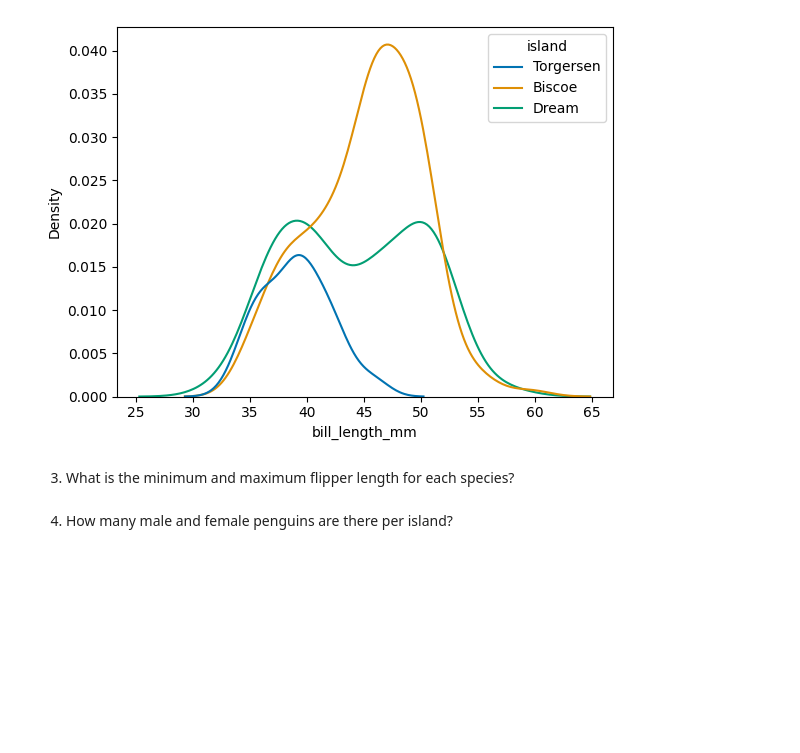
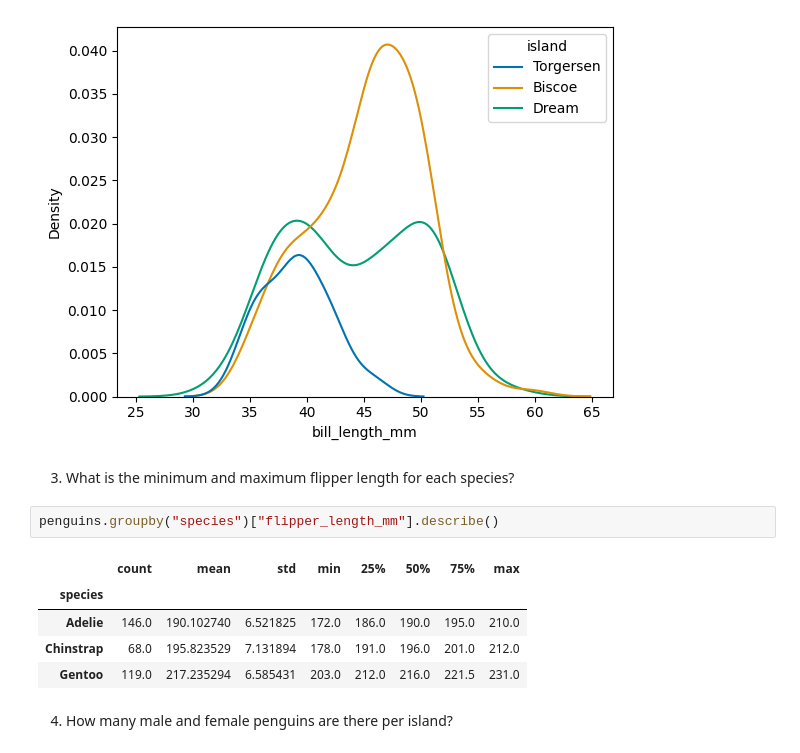
Before and after one commit to MichelleHaase/palmerpenguins_example_analysis, a Jupyter notebook: level_2.ipynb, the cells around one changed output. Saved outputs shown, nothing was run; the diff lists cells and outputs as text; blank space fills up the shorter version.

```diff
--- a/level_2.ipynb
+++ b/level_2.ipynb
@@ -41,5 +48,13 @@ plt.show()
 [figure]
 # %% [markdown]
 3. What is the minimum and maximum flipper length for each species?
+# %%
+penguins.groupby("species")["flipper_length_mm"].describe()
+# %% [output]
+|  | count | mean | std | min | 25% | 50% | 75% | max |
+| species |  |  |  |  |  |  |  |  |
+| Adelie | 146.0 | 190.102740 | 6.521825 | 172.0 | 186.0 | 190.0 | 195.0 | 210.0 |
+| Chinstrap | 68.0 | 195.823529 | 7.131894 | 178.0 | 191.0 | 196.0 | 201.0 | 212.0 |
+| Gentoo | 119.0 | 217.235294 | 6.585431 | 203.0 | 212.0 | 216.0 | 221.5 | 231.0 |
 # %% [markdown]
 4. How many male and female penguins are there per island?
```
Also changed, not shown: parts of 1 cell of this notebook.
